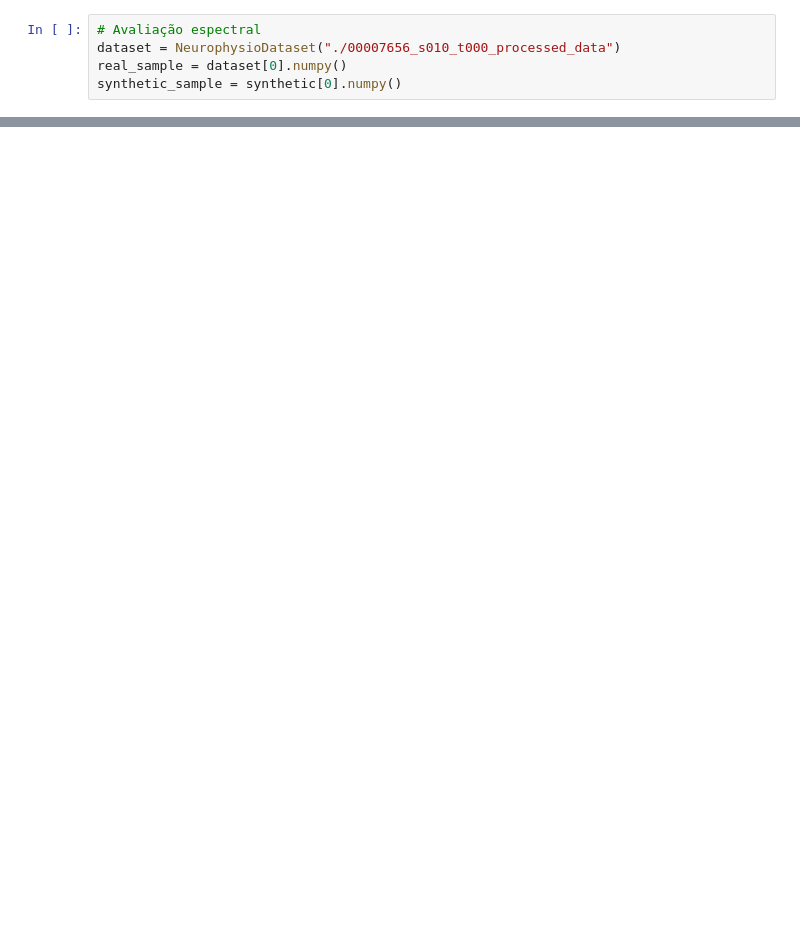
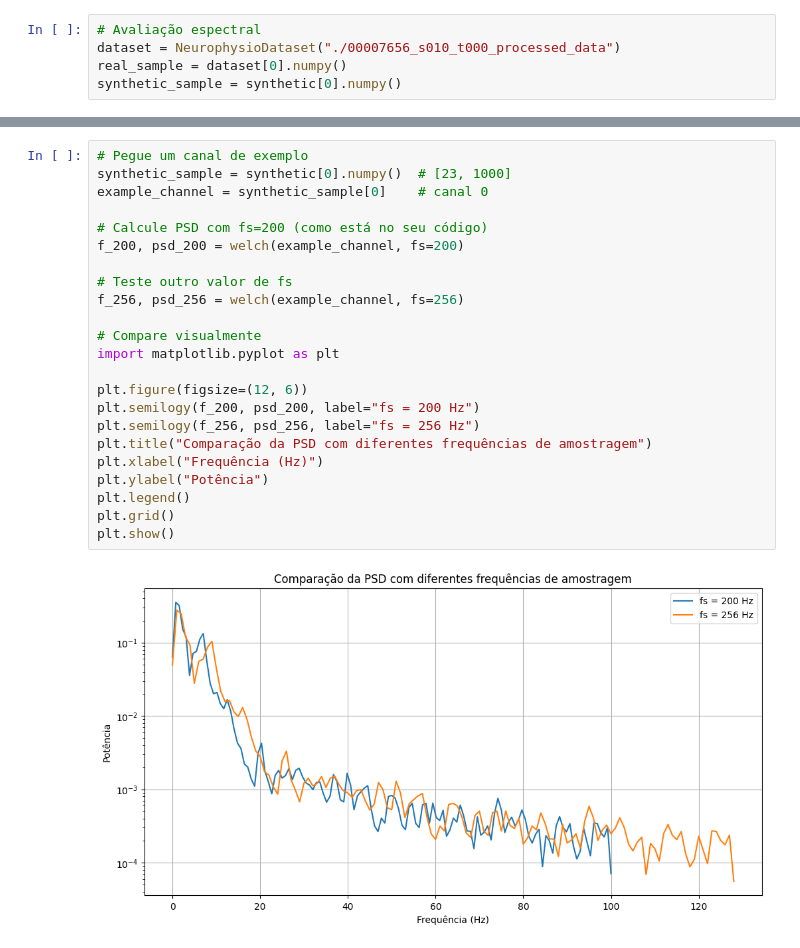
Before and after one commit to labneoc/generativediffusion, a Jupyter notebook: diffusion.ipynb, the cells around one changed output, grey strips where cells are left out. Drawn from its saved outputs; the diff is of its cells as text; blank space fills up the shorter version.

```diff
--- a/diffusion.ipynb
+++ b/diffusion.ipynb
@@ -312,3 +303,28 @@ plt.plot(synthetic_sample[0], label='Sintético')
+# %%
+# Pegue um canal de exemplo
+synthetic_sample = synthetic[0].numpy()  # [23, 1000]
+example_channel = synthetic_sample[0]    # canal 0
+
+# Calcule PSD com fs=200 (como está no seu código)
+f_200, psd_200 = welch(example_channel, fs=200)
+
+# Teste outro valor de fs
+f_256, psd_256 = welch(example_channel, fs=256)
+
+# Compare visualmente
+import matplotlib.pyplot as plt
+
+plt.figure(figsize=(12, 6))
+plt.semilogy(f_200, psd_200, label="fs = 200 Hz")
+plt.semilogy(f_256, psd_256, label="fs = 256 Hz")
+plt.title("Comparação da PSD com diferentes frequências de amostragem")
+plt.xlabel("Frequência (Hz)")
+plt.ylabel("Potência")
+plt.legend()
+plt.grid()
+plt.show()
+# %% [output]
+[figure, added]
 # %%
 f_real, psd_real = spectral_analysis(real_sample[0])
 f_syn, psd_syn = spectral_analysis(synthetic_sample[0])
```
Also changed, not shown: parts of 8 cells of this notebook.
